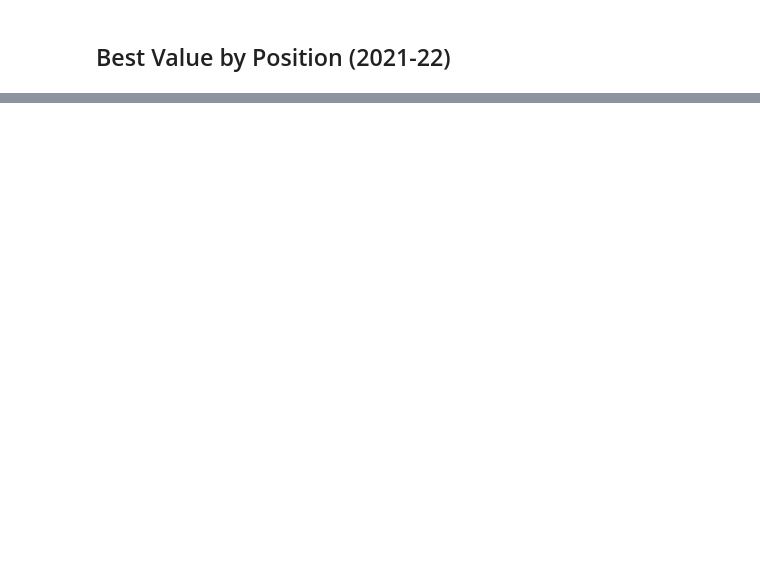
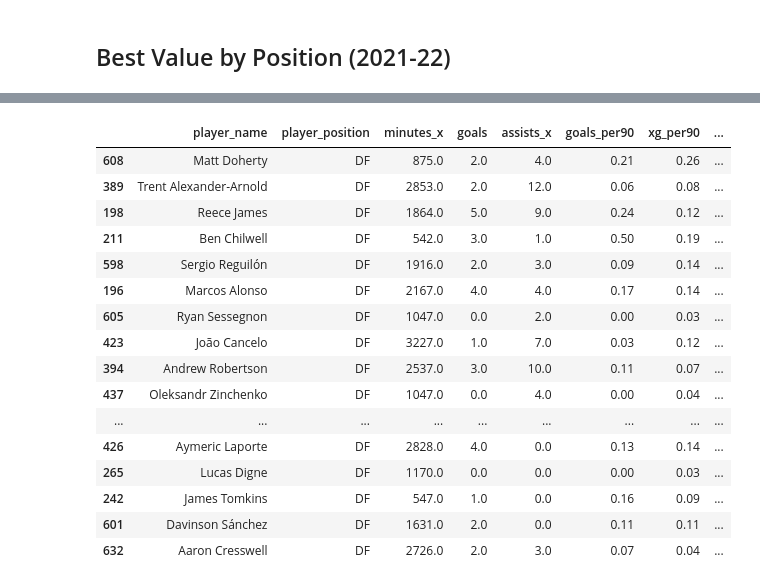
Before and after one commit to adam-englund/data-analysis, a Jupyter notebook: fantasy-premier-league/analysis/fpl_analysis.ipynb, the cells around one changed output, grey strips where cells are left out. Cells and saved outputs as stored; diff of their text form; code cells hidden in the pictures; blank space fills up the shorter version.

```diff
--- a/fantasy-premier-league/analysis/fpl_analysis.ipynb
+++ b/fantasy-premier-league/analysis/fpl_analysis.ipynb
@@ -307,0 +382,20 @@ max      6.500000    4.480000       6.500000   33.500000              1.210000
+# %%
+df22_def[df22_def.minutes_x > 400][['player_name','player_position','minutes_x','goals','assists_x','goals_per90','xg_per90','xg_per90_performance', 'xa_per90', 'npxg_xa_per90']].sort_values(by='npxg_xa_per90', ascending=False).head(20)
+# %% [output]
+|  | player_name | player_position | minutes_x | goals | assists_x | goals_per90 | xg_per90 | ... |
+| 608 | Matt Doherty | DF | 875.0 | 2.0 | 4.0 | 0.21 | 0.26 | ... |
+| 389 | Trent Alexander-Arnold | DF | 2853.0 | 2.0 | 12.0 | 0.06 | 0.08 | ... |
+| 198 | Reece James | DF | 1864.0 | 5.0 | 9.0 | 0.24 | 0.12 | ... |
+| 211 | Ben Chilwell | DF | 542.0 | 3.0 | 1.0 | 0.50 | 0.19 | ... |
+| 598 | Sergio Reguilón | DF | 1916.0 | 2.0 | 3.0 | 0.09 | 0.14 | ... |
+| 196 | Marcos Alonso | DF | 2167.0 | 4.0 | 4.0 | 0.17 | 0.14 | ... |
+| 605 | Ryan Sessegnon | DF | 1047.0 | 0.0 | 2.0 | 0.00 | 0.03 | ... |
+| 423 | João Cancelo | DF | 3227.0 | 1.0 | 7.0 | 0.03 | 0.12 | ... |
+| 394 | Andrew Robertson | DF | 2537.0 | 3.0 | 10.0 | 0.11 | 0.07 | ... |
+| 437 | Oleksandr Zinchenko | DF | 1047.0 | 0.0 | 4.0 | 0.00 | 0.04 | ... |
+| ... | ... | ... | ... | ... | ... | ... | ... | ... |
+| 426 | Aymeric Laporte | DF | 2828.0 | 4.0 | 0.0 | 0.13 | 0.14 | ... |
+| 265 | Lucas Digne | DF | 1170.0 | 0.0 | 0.0 | 0.00 | 0.03 | ... |
+| 242 | James Tomkins | DF | 547.0 | 1.0 | 0.0 | 0.16 | 0.09 | ... |
+| 601 | Davinson Sánchez | DF | 1631.0 | 2.0 | 0.0 | 0.11 | 0.11 | ... |
+| 632 | Aaron Cresswell | DF | 2726.0 | 2.0 | 3.0 | 0.07 | 0.04 | ... |
```
Also changed, not shown: parts of 17 cells of this notebook, 2 other files.
